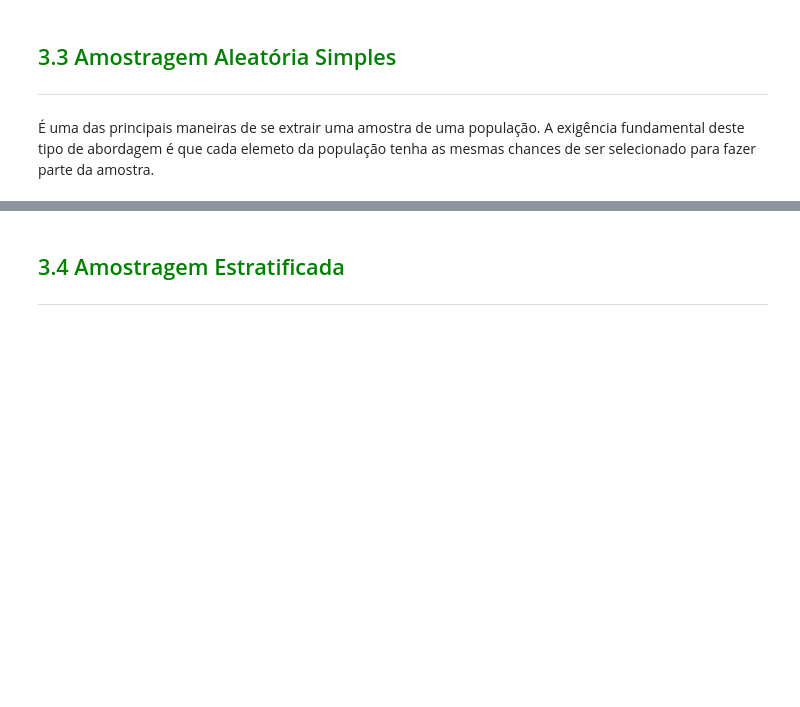
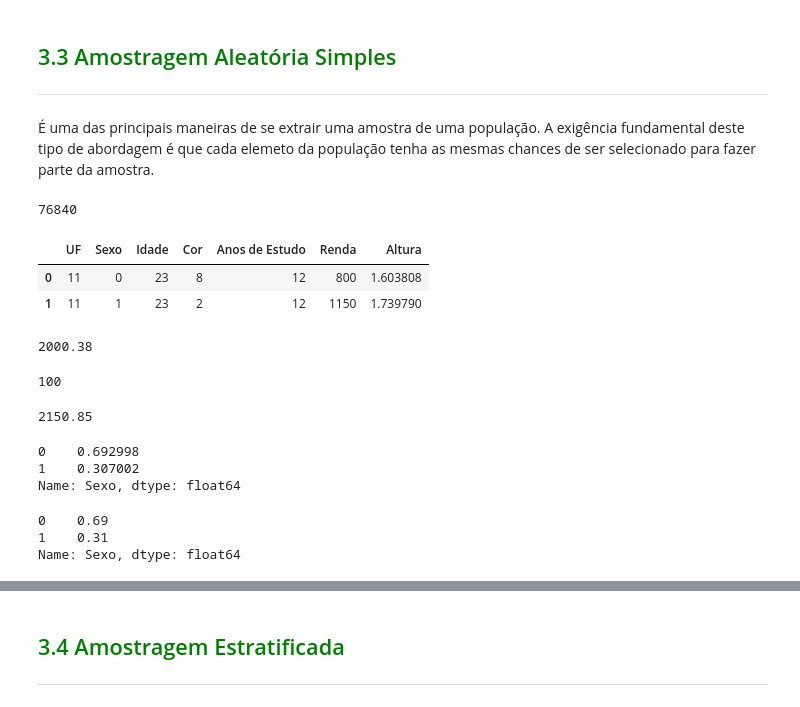
Before and after one commit to alexaugusto23/python_developer, a Jupyter notebook: Estatisticas com Python parte 2/Curso_de_Estatística_Parte_2.ipynb, the cells around one changed output, grey strips where cells are left out. Saved outputs shown, nothing was run; the diff lists cells and outputs as text; code cells hidden in the pictures; blank space fills up the shorter version.

```diff
--- a/Estatisticas com Python parte 2/Curso_de_Estatística_Parte_2.ipynb
+++ b/Estatisticas com Python parte 2/Curso_de_Estatística_Parte_2.ipynb
@@ -885,3 +885,38 @@ Quando a população é finita mas muito numerosa, o custo de um censo pode torn
 ***
 # %% [markdown]
 É uma das principais maneiras de se extrair uma amostra de uma população. A exigência fundamental deste tipo de abordagem é que cada elemeto da população tenha as mesmas chances de ser selecionado para fazer parte da amostra.
+# %%
+dados.shape[0]
+# %% [output]
+76840
+# %%
+dados.head(2)
+# %% [output]
+|  | UF | Sexo | Idade | Cor | Anos de Estudo | Renda | Altura |
+| 0 | 11 | 0 | 23 | 8 | 12 | 800 | 1.603808 |
+| 1 | 11 | 1 | 23 | 2 | 12 | 1150 | 1.739790 |
+# %%
+dados.Renda.mean().round(2)
+# %% [output]
+2000.38
+# %%
+amostra = dados.sample(n = 100, random_state= 101)
+amostra.shape[0]
+# %% [output]
+100
+# %%
+amostra['Renda'].mean().round(2)
+# %% [output]
+2150.85
+# %%
+dados['Sexo'].value_counts(normalize=True)
+# %% [output]
+0    0.692998
+1    0.307002
+Name: Sexo, dtype: float64
+# %%
+amostra['Sexo'].value_counts(normalize=True)
+# %% [output]
+0    0.69
+1    0.31
+Name: Sexo, dtype: float64
```
Also changed, not shown: parts of 47 cells of this notebook, 6 other files.
